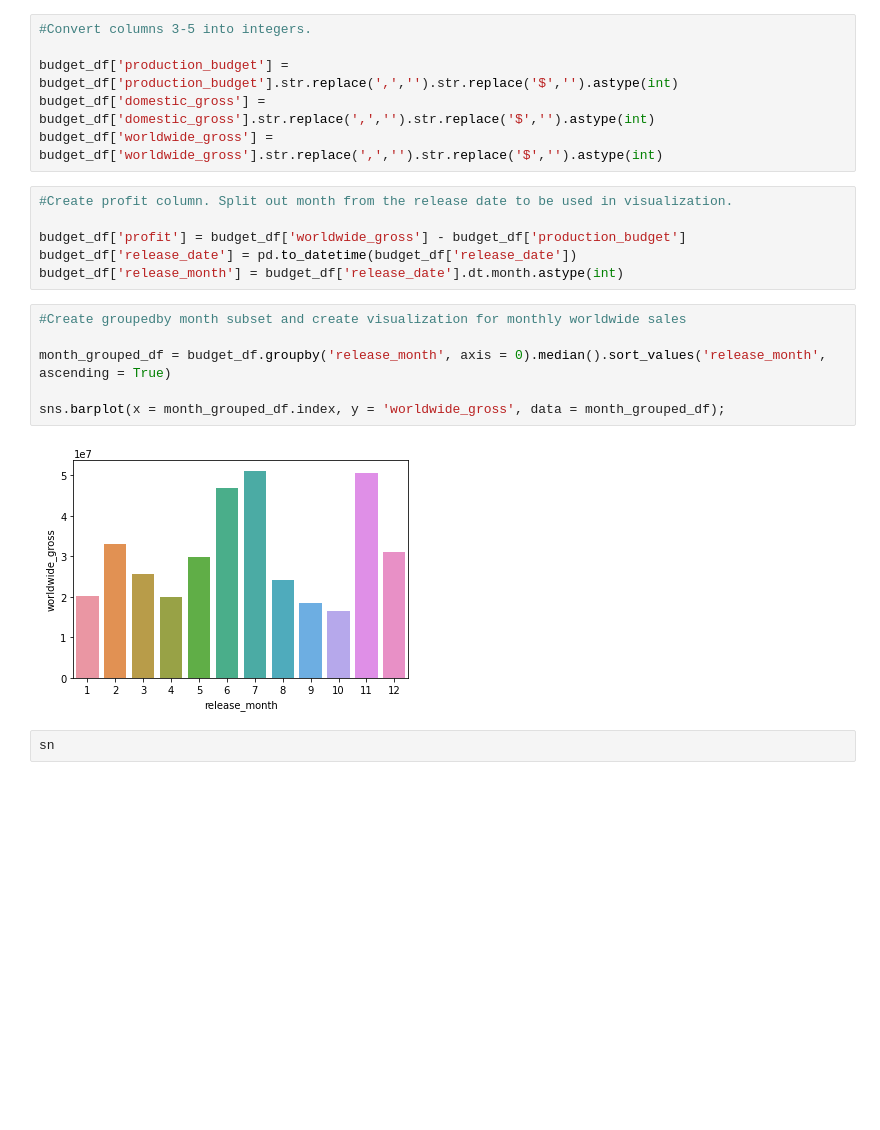
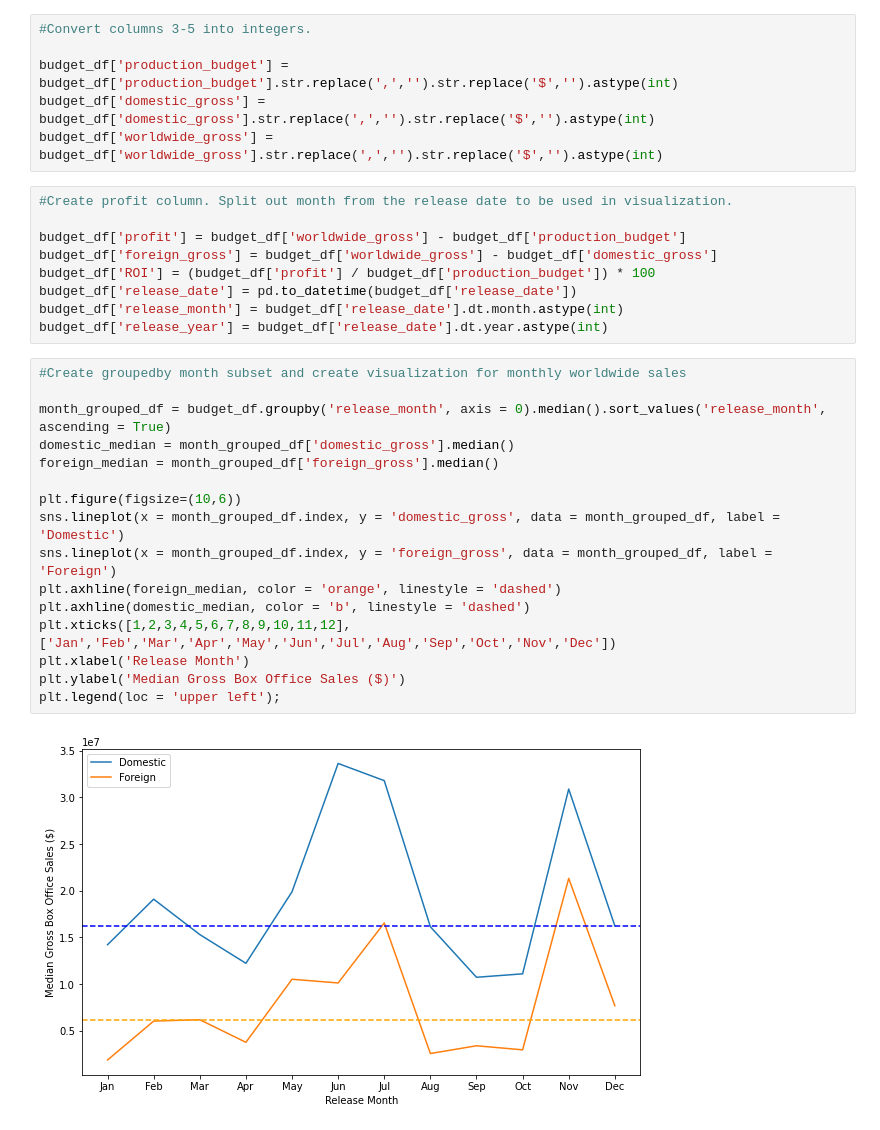
Before and after one commit to michael-pozo/Movie-Data-Analysis-, a Jupyter notebook: Budget Data Working Notebook.ipynb, the cells around one changed output. Saved outputs shown, nothing was run; the diff lists cells and outputs as text; blank space fills up the shorter version.

```diff
--- a/Budget Data Working Notebook.ipynb
+++ b/Budget Data Working Notebook.ipynb
@@ -32,15 +47,26 @@ budget_df['worldwide_gross'] = budget_df['worldwide_gross'].str.replace(',','').
 #Create profit column. Split out month from the release date to be used in visualization.
 
 budget_df['profit'] = budget_df['worldwide_gross'] - budget_df['production_budget']
+budget_df['foreign_gross'] = budget_df['worldwide_gross'] - budget_df['domestic_gross']
+budget_df['ROI'] = (budget_df['profit'] / budget_df['production_budget']) * 100
 budget_df['release_date'] = pd.to_datetime(budget_df['release_date'])
 budget_df['release_month'] = budget_df['release_date'].dt.month.astype(int)
+budget_df['release_year'] = budget_df['release_date'].dt.year.astype(int)
-# %%
-#Create groupedby month subset and create visualization for monthly worldwide sales
-
-month_grouped_df = budget_df.groupby('release_month', axis = 0).median().sort_values('release_month', ascending = True)
-
-sns.barplot(x = month_grouped_df.index, y = 'worldwide_gross', data = month_grouped_df);
-# %% [output]
-[figure, removed]
-# %%
-sn
+# %%
+#Create groupedby month subset and create visualization for monthly worldwide sales
+
+month_grouped_df = budget_df.groupby('release_month', axis = 0).median().sort_values('release_month', ascending = True)
+domestic_median = month_grouped_df['domestic_gross'].median()
+foreign_median = month_grouped_df['foreign_gross'].median()
+
+plt.figure(figsize=(10,6))
+sns.lineplot(x = month_grouped_df.index, y = 'domestic_gross', data = month_grouped_df, label = 'Domestic')
+sns.lineplot(x = month_grouped_df.index, y = 'foreign_gross', data = month_grouped_df, label = 'Foreign')
+plt.axhline(foreign_median, color = 'orange', linestyle = 'dashed')
+plt.axhline(domestic_median, color = 'b', linestyle = 'dashed')
+plt.xticks([1,2,3,4,5,6,7,8,9,10,11,12], ['Jan','Feb','Mar','Apr','May','Jun','Jul','Aug','Sep','Oct','Nov','Dec'])
+plt.xlabel('Release Month')
+plt.ylabel('Median Gross Box Office Sales ($)')
+plt.legend(loc = 'upper left');
+# %% [output]
+[figure, added]
```
Also changed, not shown: parts of 6 cells of this notebook, 2 other files.
